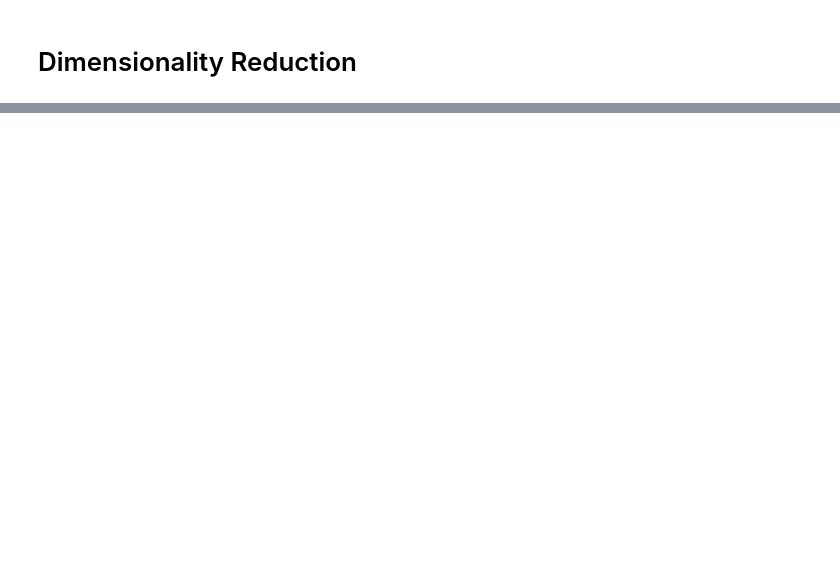
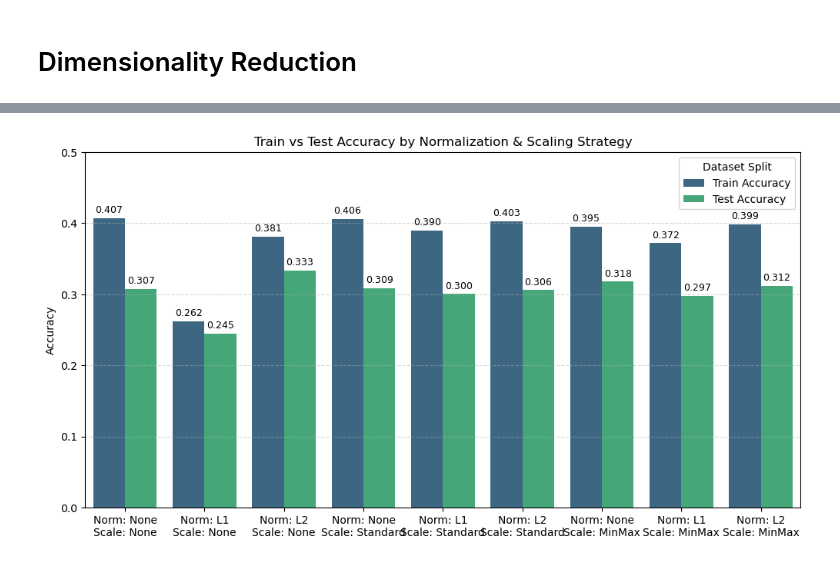
Before and after one commit to MCV-C3/project-4, a Jupyter notebook: Week1/development.ipynb, the cells around one changed output, grey strips where cells are left out. Saved outputs shown, nothing was run; the diff lists cells and outputs as text; code cells hidden in the pictures; blank space fills up the shorter version.

```diff
--- a/Week1/development.ipynb
+++ b/Week1/development.ipynb
@@ -662,0 +853,54 @@ plt.show()
+# %%
+# Load results
+results = pd.read_csv("results/norm_scale.csv")
+
+
+# 2. Extract Norm and Scale for cleaner labeling and sorting
+df[['Prefix', 'Norm', 'Scale']] = df['Descriptor'].str.split('_', expand=True)
+
+# 3. Sort the data systematically
+# This ensures the bars are grouped logically (e.g., all "Scale: None" together)
+norm_order = ['None', 'L1', 'L2']
+scale_order = ['None', 'Standard', 'MinMax']
+
+df['Norm'] = pd.Categorical(df['Norm'], categories=norm_order, ordered=True)
+df['Scale'] = pd.Categorical(df['Scale'], categories=scale_order, ordered=True)
+df = df.sort_values(by=['Scale', 'Norm'])
+
+# Create a clean label for the X-axis
+df['Label'] = "Norm: " + df['Norm'].astype(str) + "\nScale: " + df['Scale'].astype(str)
+
+# 4. Melt for Seaborn
+df_melted = df.melt(
+    id_vars=['Label'],
+    value_vars=['Train Accuracy', 'Test Accuracy'],
+    var_name='Split',
+    value_name='Accuracy'
+)
+
+plt.figure(figsize=(12, 6))
+
+# 5. Bar Plot
+ax = sns.barplot(
+    x='Label',
+    y='Accuracy',
+    hue='Split',
+    data=df_melted,
+    palette='viridis'
+)
+
+# 6. Add value labels on top of bars
+for container in ax.containers:
+    ax.bar_label(container, fmt='%.3f', padding=3, fontsize=9)
+
+plt.title("Train vs Test Accuracy by Normalization & Scaling Strategy")
+plt.ylim(0, 0.5) # Adjust based on your max value
+plt.ylabel("Accuracy")
+plt.xlabel("") # Label is self-explanatory
+plt.legend(title="Dataset Split", loc='upper right')
+plt.grid(True, axis='y', linestyle='--', alpha=0.5)
+plt.xticks(rotation=0) # Keep labels horizontal if they fit, or 45 if they don't
+
+plt.show()
+# %% [output]
+[figure, added]
```
Also changed, not shown: parts of 7 cells of this notebook, 4 other files.
